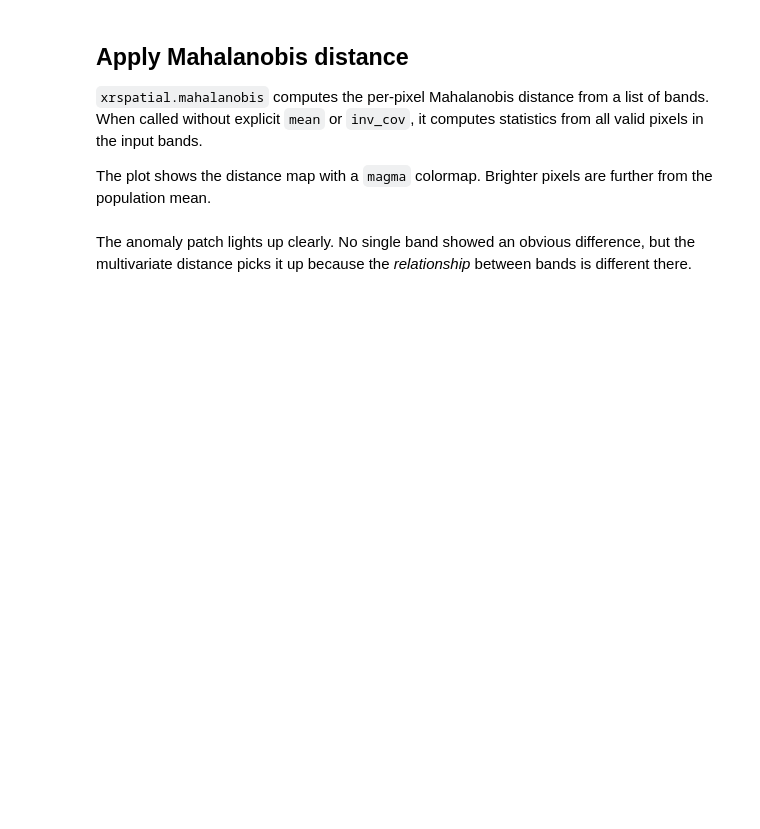
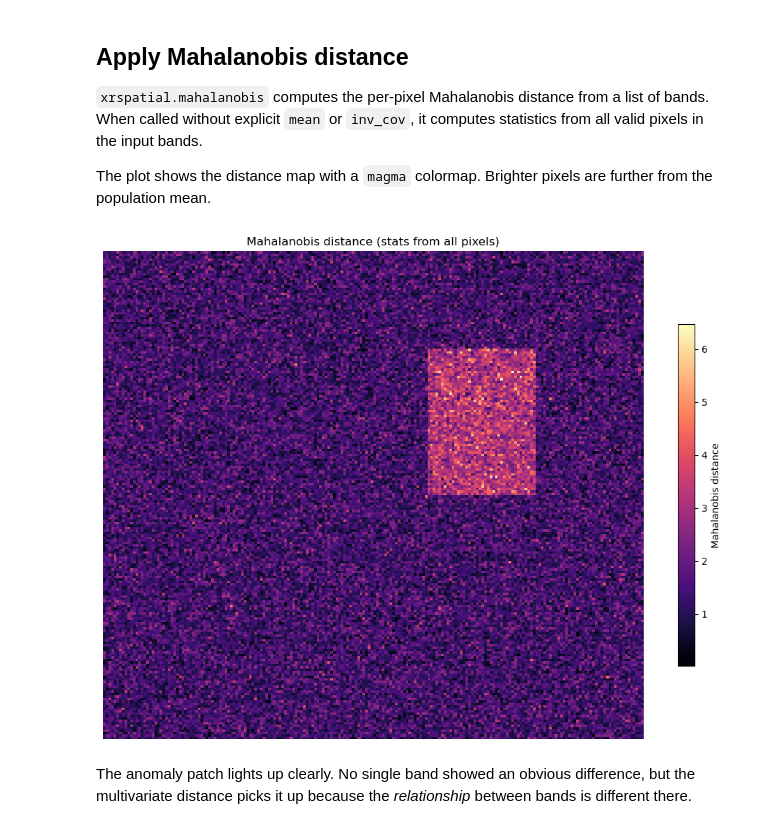
Before and after one commit to makepath/xarray-spatial, a Jupyter notebook: examples/user_guide/10_Mahalanobis_Distance.ipynb, the cells around one changed output. Cells and saved outputs as stored; diff of their text form; code cells hidden in the pictures; blank space fills up the shorter version.

```diff
--- a/examples/user_guide/10_Mahalanobis_Distance.ipynb
+++ b/examples/user_guide/10_Mahalanobis_Distance.ipynb
@@ -184,16 +189,20 @@ The plot shows the distance map with a `magma` colormap. Brighter pixels are fur
 # %%
 result = mahalanobis(bands)
 
 fig, ax = plt.subplots(figsize=(10, 7.5))
 result.plot.imshow(ax=ax, cmap='magma', add_colorbar=True,
                    cbar_kwargs={'label': 'Mahalanobis distance', 'shrink': 0.7})
 ax.set_title('Mahalanobis distance (stats from all pixels)')
 ax.set_axis_off()
 plt.tight_layout()
 
 # Save preview image
+import pathlib
+pathlib.Path('images').mkdir(exist_ok=True)
 fig.savefig('images/mahalanobis_preview.png',
             bbox_inches='tight', dpi=120)
+# %% [output]
+[figure, added]
 # %% [markdown]
 The anomaly patch lights up clearly. No single band showed an obvious difference, but the multivariate distance picks it up because the *relationship* between bands is different there.
 # %% [markdown]
```
Also changed, not shown: parts of 6 cells of this notebook, 13 other files.
